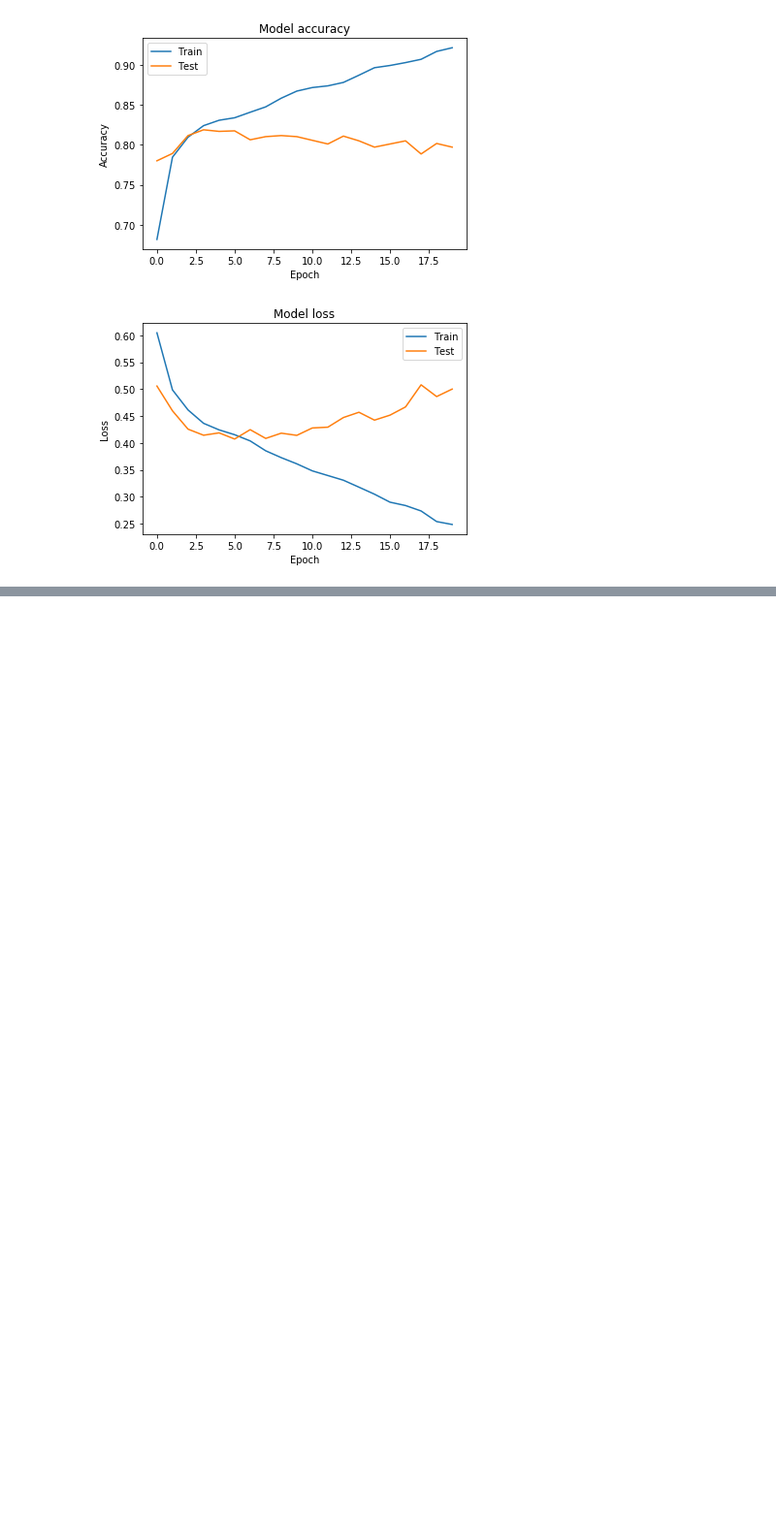
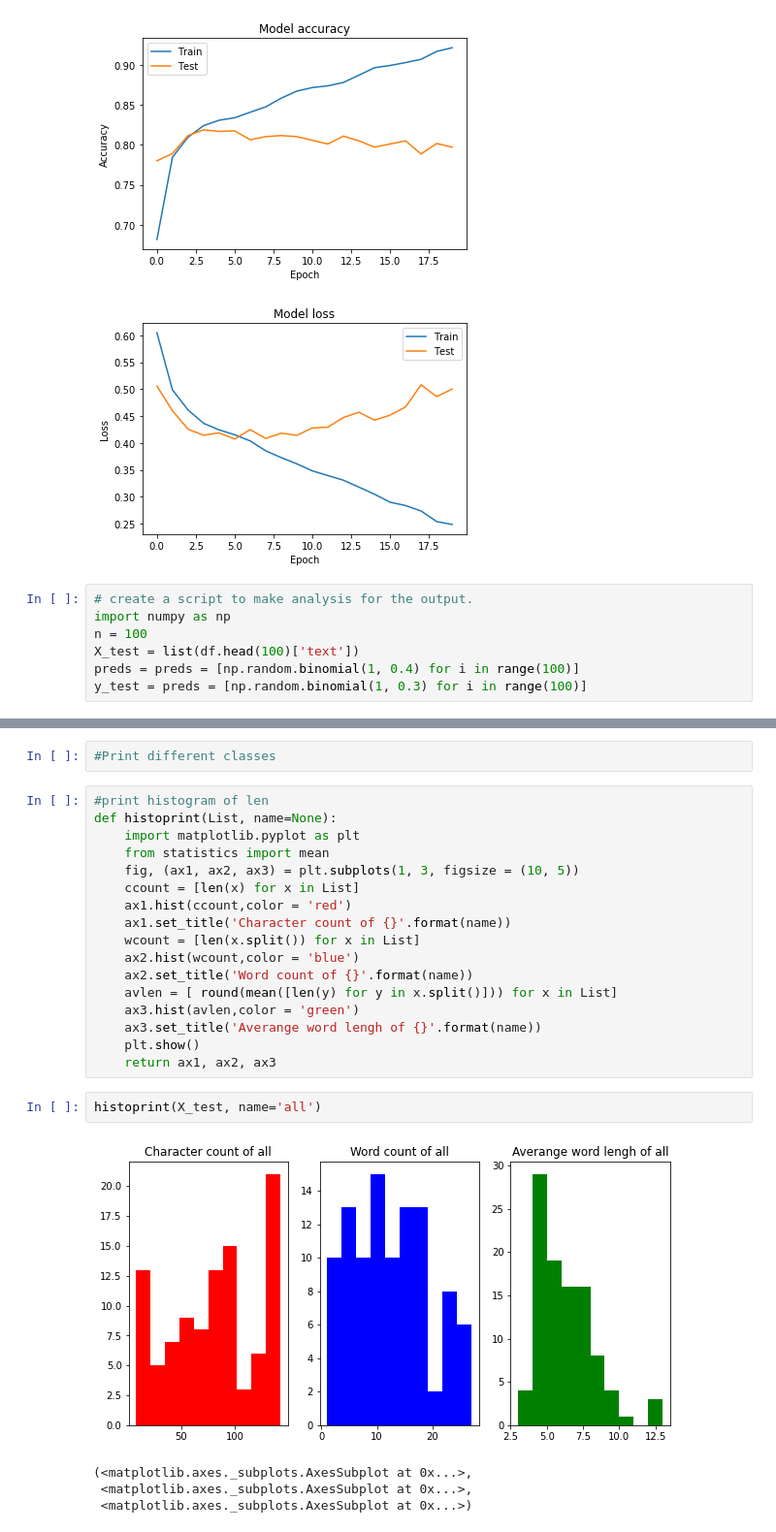
Before and after one commit to xloctran/NLP_with_Disaster_Tweets, a Jupyter notebook: Deep_Learning_NLP.ipynb, the cells around one changed output, grey strips where cells are left out. Shown at 97% size. Cells and saved outputs as stored; diff of their text form; blank space fills up the shorter version.

Commit message:
add some code for output analysis

```diff
--- a/Deep_Learning_NLP.ipynb
+++ b/Deep_Learning_NLP.ipynb
@@ -220,3 +220,10 @@ plt.show()
 # %% [output]
 [figure]
 [figure]
+# %%
+# create a script to make analysis for the output.
+import numpy as np
+n = 100
+X_test = list(df.head(100)['text'])
+preds = preds = [np.random.binomial(1, 0.4) for i in range(100)]
+y_test = preds = [np.random.binomial(1, 0.3) for i in range(100)]
@@ -222,0 +252,26 @@ plt.show()
+# %%
+#Print different classes
+# %%
+#print histogram of len
+def histoprint(List, name=None):
+    import matplotlib.pyplot as plt
+    from statistics import mean
+    fig, (ax1, ax2, ax3) = plt.subplots(1, 3, figsize = (10, 5))
+    ccount = [len(x) for x in List]
+    ax1.hist(ccount,color = 'red')
+    ax1.set_title('Character count of {}'.format(name))
+    wcount = [len(x.split()) for x in List]
+    ax2.hist(wcount,color = 'blue')
+    ax2.set_title('Word count of {}'.format(name))
+    avlen = [ round(mean([len(y) for y in x.split()])) for x in List]
+    ax3.hist(avlen,color = 'green')
+    ax3.set_title('Averange word lengh of {}'.format(name))
+    plt.show()
+    return ax1, ax2, ax3
+# %%
+histoprint(X_test, name='all')
+# %% [output]
+[figure, added]
+(<matplotlib.axes._subplots.AxesSubplot at 0x...>,
+ <matplotlib.axes._subplots.AxesSubplot at 0x...>,
+ <matplotlib.axes._subplots.AxesSubplot at 0x...>)
```
Also changed, not shown: parts of 4 cells of this notebook.
